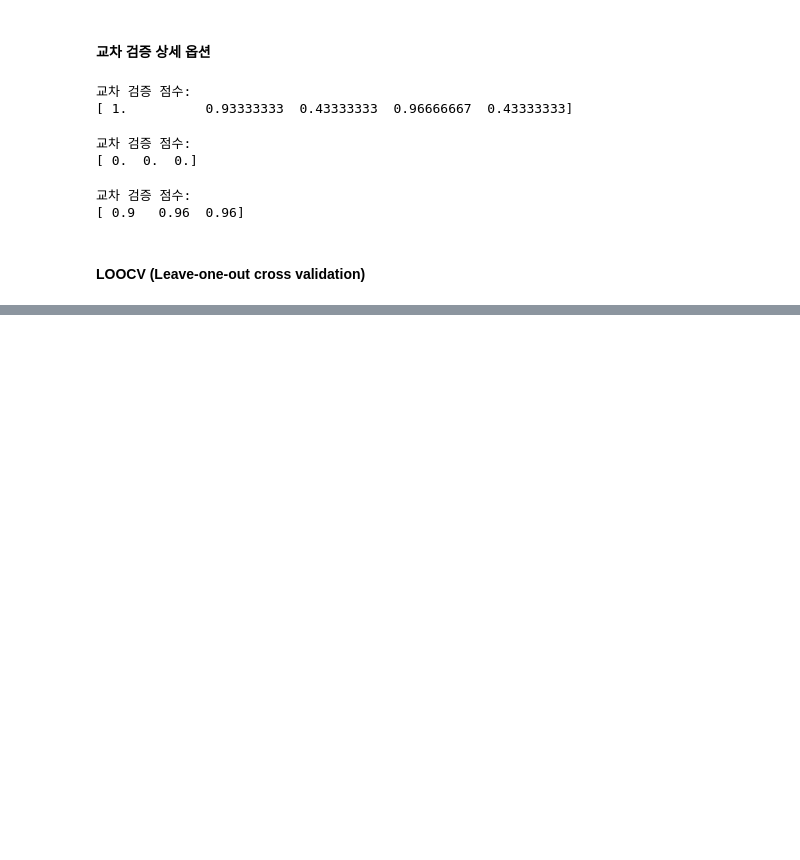
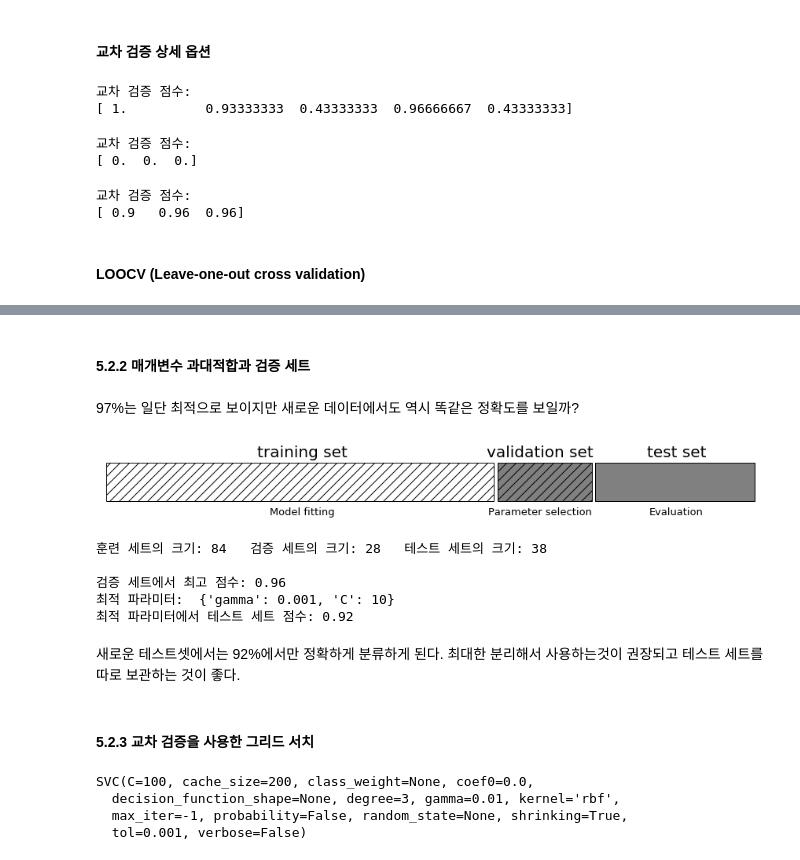
Before and after one commit to lovablebaby/DataScience, a Jupyter notebook: IntroductionToML_ScikitLearn/Introduction to ML with python_ch5.ipynb, the cells around one changed output, grey strips where cells are left out. Drawn from its saved outputs; the diff is of its cells as text; code cells hidden in the pictures; blank space fills up the shorter version.

```diff
--- a/IntroductionToML_ScikitLearn/Introduction to ML with python_ch5.ipynb
+++ b/IntroductionToML_ScikitLearn/Introduction to ML with python_ch5.ipynb
@@ -109,0 +207,75 @@ print("교차 검증 점수:\n{}".format(cross_val_score(logreg, iris.data, iris
+# %% [markdown]
+#### 5.2.2 매개변수 과대적합과 검증 세트
+# %% [markdown]
+97%는 일단 최적으로 보이지만 새로운 데이터에서도 역시 똑같은 정확도를 보일까?
+# %%
+mglearn.plots.plot_threefold_split()
+# %% [output]
+[figure, added]
+# %%
+from sklearn.svm import SVC
+
+# 데이터를 훈련+검증 세트 그리고 테스트 세트로 분할
+X_trainval, X_test, y_trainval, y_test = train_test_split(
+    iris.data, iris.target, random_state=0)
+
+# 훈련+검증 세트를 훈련 세트와 검증 세트로 분할
+X_train, X_valid, y_train, y_valid = train_test_split(
+    X_trainval, y_trainval, random_state=1)
+
+print("훈련 세트의 크기: {}   검증 세트의 크기: {}   테스트 세트의 크기:"
+      " {}\n".format(X_train.shape[0], X_valid.shape[0], X_test.shape[0]))
+
+best_score = 0
+
+for gamma in [0.001, 0.01, 0.1, 1, 10, 100]:
+    for C in [0.001, 0.01, 0.1, 1, 10, 100]:
+        # 매개변수의 각 조합에 대해 SVC를 훈련시킵니다
+        svm = SVC(gamma=gamma, C=C)
+        svm.fit(X_train, y_train)
+        # 검증 세트로 SVC를 평가합니다
+        score = svm.score(X_valid, y_valid)
+        # 점수가 더 높으면 매개변수와 함께 기록합니다
+        if score > best_score:
+            best_score = score
+            best_parameters = {'C': C, 'gamma': gamma}
+
+# 훈련 세트와 검증 세트를 합쳐 모델을 다시 만든 후
+# 테스트 세트를 사용해 평가합니다
+svm = SVC(**best_parameters)
+svm.fit(X_trainval, y_trainval)
+test_score = svm.score(X_test, y_test)
+print("검증 세트에서 최고 점수: {:.2f}".format(best_score))
+print("최적 파라미터: ", best_parameters)
+print("최적 파라미터에서 테스트 세트 점수: {:.2f}".format(test_score))
+# %% [output]
+훈련 세트의 크기: 84   검증 세트의 크기: 28   테스트 세트의 크기: 38
+
+검증 세트에서 최고 점수: 0.96
+최적 파라미터:  {'gamma': 0.001, 'C': 10}
+최적 파라미터에서 테스트 세트 점수: 0.92
+# %% [markdown]
+새로운 테스트셋에서는 92%에서만 정확하게 분류하게 된다. 최대한 분리해서 사용하는것이 권장되고 테스트 세트를 따로 보관하는 것이 좋다.
+# %% [markdown]
+#### 5.2.3 교차 검증을 사용한 그리드 서치
+# %%
+for gamma in [0.001, 0.01, 0.1, 1, 10, 100]:
+    for C in [0.001, 0.01, 0.1, 1, 10, 100]:
+        # 매개변수의 각 조합에 대해 SVC를 훈련시킵니다
+        svm = SVC(gamma=gamma, C=C)
+        # 교차 검증을 적용합니다
+        scores = cross_val_score(svm, X_trainval, y_trainval, cv=5)
+        # 교차 검증 정확도의 평균을 계산합니다
+        score = np.mean(scores)
+        # 점수가 더 높으면 매개변수와 함께 기록합니다
+        if score > best_score:
+            best_score = score
+            best_parameters = {'C': C, 'gamma': gamma}
+# 훈련 세트와 검증 세트를 합쳐 모델을 다시 만듭니다
+svm = SVC(**best_parameters)
+svm.fit(X_trainval, y_trainval)
+# %% [output]
+SVC(C=100, cache_size=200, class_weight=None, coef0=0.0,
+  decision_function_shape=None, degree=3, gamma=0.01, kernel='rbf',
+  max_iter=-1, probability=False, random_state=None, shrinking=True,
+  tol=0.001, verbose=False)
```
Also changed, not shown: parts of 114 cells of this notebook.
